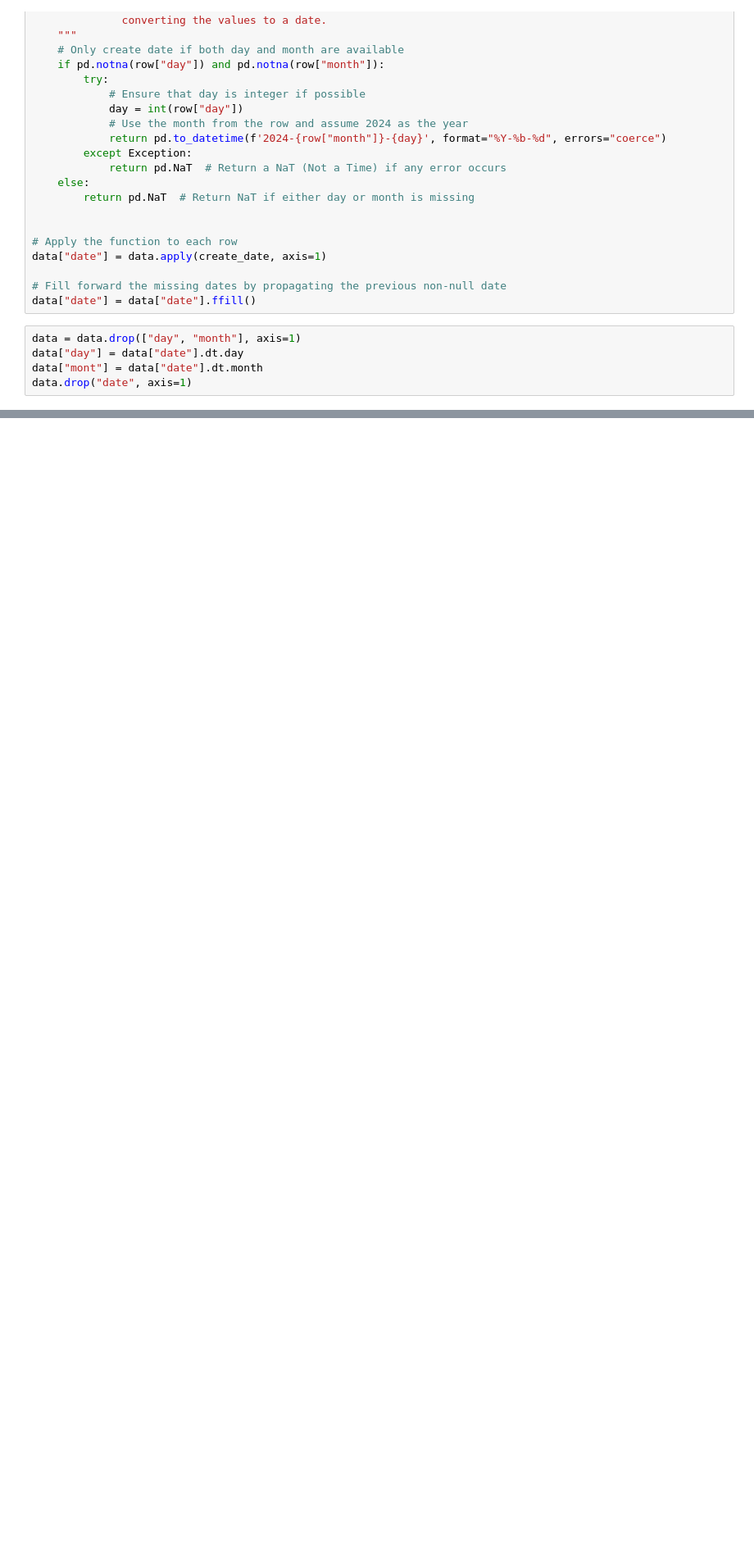
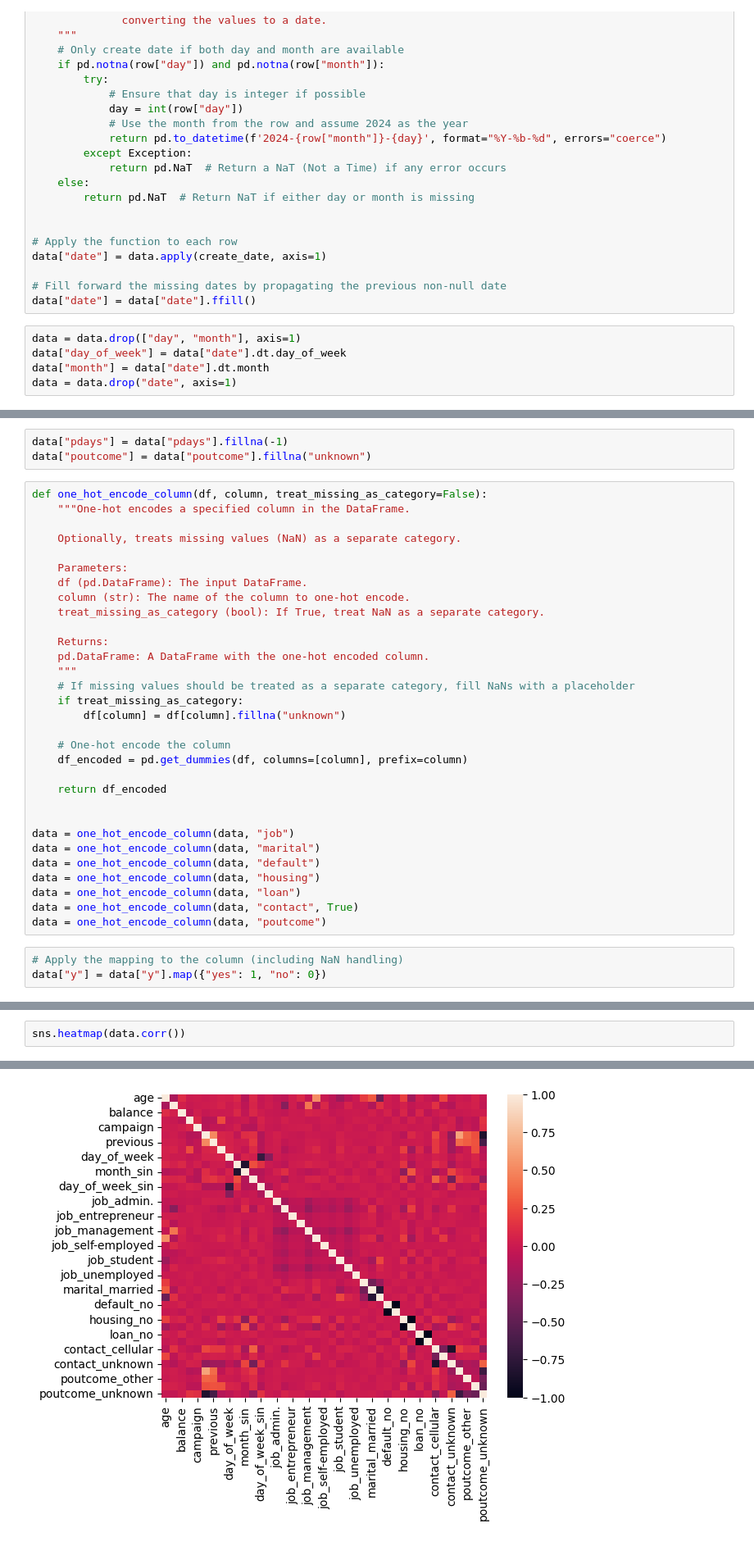
Before and after one commit to vandyG/datascience-pa2, a Jupyter notebook: src/dt.ipynb, the cells around one changed output, grey strips where cells are left out. Shown at 82% size. Saved outputs shown, nothing was run; the diff lists cells and outputs as text; blank space fills up the shorter version.

```diff
--- a/src/dt.ipynb
+++ b/src/dt.ipynb
@@ -156,6 +138,6 @@ data["date"] = data.apply(create_date, axis=1)
 data["date"] = data["date"].ffill()
 # %%
 data = data.drop(["day", "month"], axis=1)
-data["day"] = data["date"].dt.day
-data["mont"] = data["date"].dt.month
-data.drop("date", axis=1)
+data["day_of_week"] = data["date"].dt.day_of_week
+data["month"] = data["date"].dt.month
+data = data.drop("date", axis=1)
@@ -163,0 +184,37 @@ KeyError: "['date'] not found in axis"
+# %%
+data["pdays"] = data["pdays"].fillna(-1)
+data["poutcome"] = data["poutcome"].fillna("unknown")
+# %%
+def one_hot_encode_column(df, column, treat_missing_as_category=False):
+    """One-hot encodes a specified column in the DataFrame.
+
+    Optionally, treats missing values (NaN) as a separate category.
+
+    Parameters:
+    df (pd.DataFrame): The input DataFrame.
+    column (str): The name of the column to one-hot encode.
+    treat_missing_as_category (bool): If True, treat NaN as a separate category.
+
+    Returns:
+    pd.DataFrame: A DataFrame with the one-hot encoded column.
+    """
+    # If missing values should be treated as a separate category, fill NaNs with a placeholder
+    if treat_missing_as_category:
+        df[column] = df[column].fillna("unknown")
+
+    # One-hot encode the column
+    df_encoded = pd.get_dummies(df, columns=[column], prefix=column)
+
+    return df_encoded
+
+
+data = one_hot_encode_column(data, "job")
+data = one_hot_encode_column(data, "marital")
+data = one_hot_encode_column(data, "default")
+data = one_hot_encode_column(data, "housing")
+data = one_hot_encode_column(data, "loan")
+data = one_hot_encode_column(data, "contact", True)
+data = one_hot_encode_column(data, "poutcome")
+# %%
+# Apply the mapping to the column (including NaN handling)
+data["y"] = data["y"].map({"yes": 1, "no": 0})
@@ -163,0 +223,3 @@ KeyError: "['date'] not found in axis"
+# %%
+sns.heatmap(data.corr())
+# %% [output]
@@ -163,0 +227 @@ KeyError: "['date'] not found in axis"
+[figure, added]
```
Also changed, not shown: parts of 21 cells of this notebook, 4 other files.
